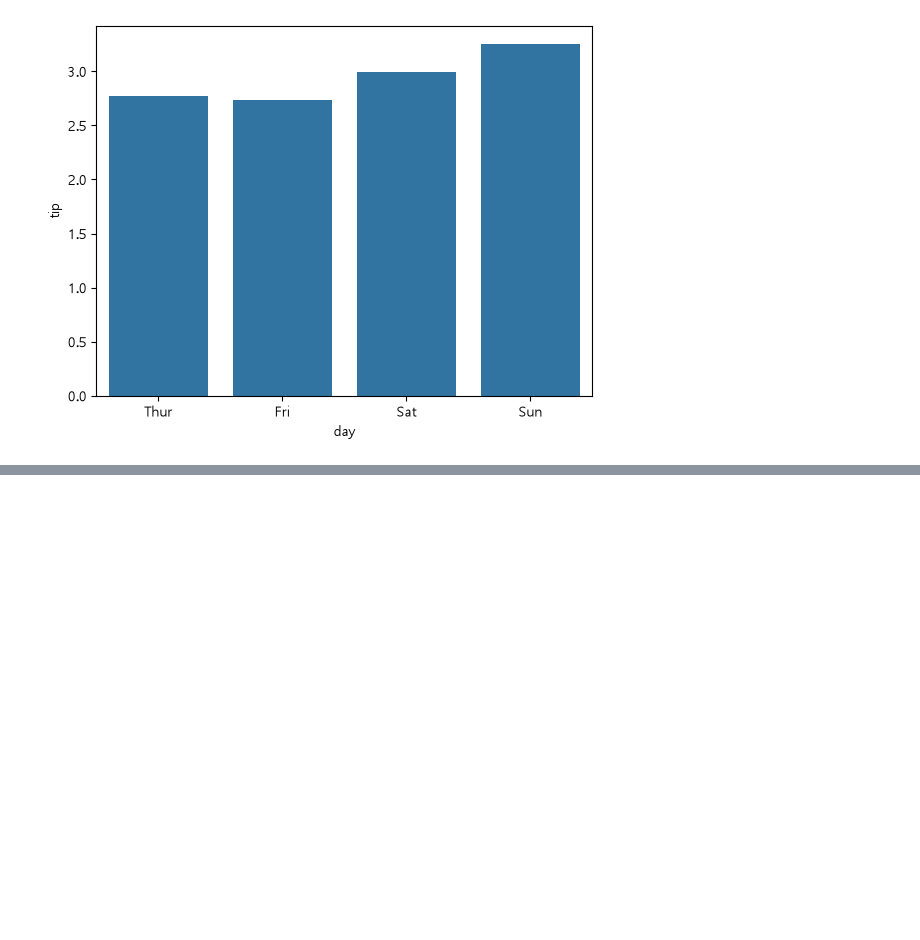
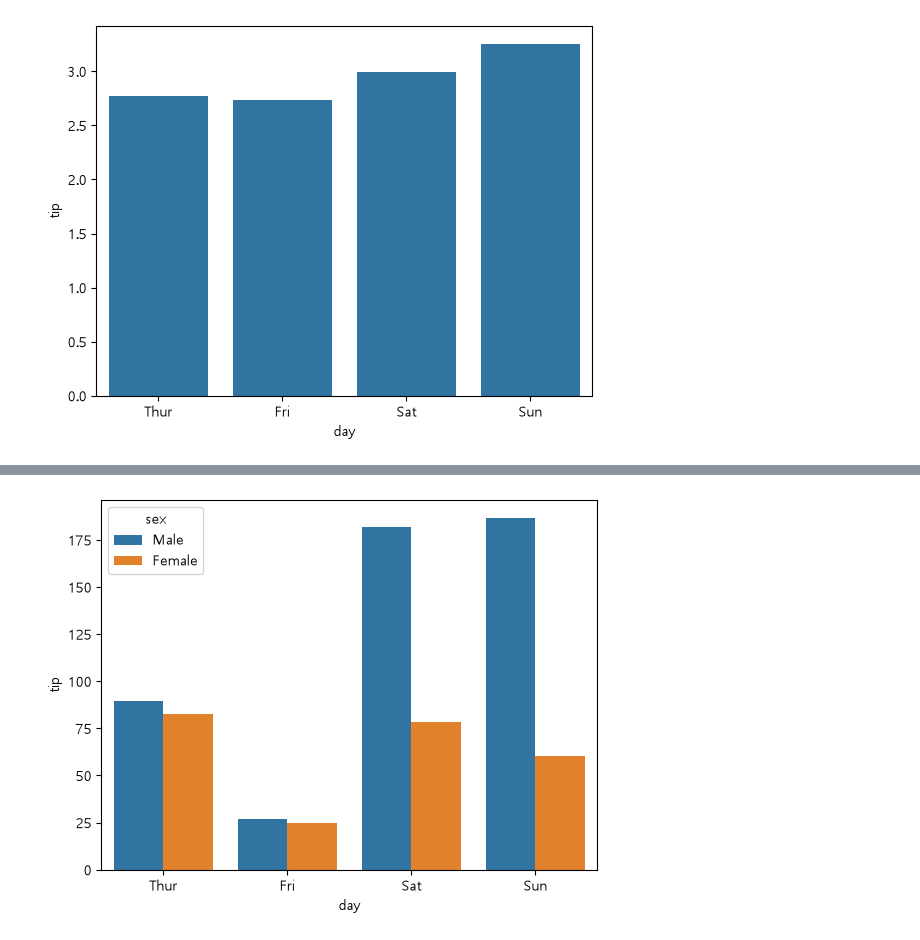
Before and after one commit to ChoongyeolKim/20260616, a Jupyter notebook: src/seaborn-exercise.ipynb, the cells around one changed output, grey strips where cells are left out. Saved outputs shown, nothing was run; the diff lists cells and outputs as text; code cells hidden in the pictures; blank space fills up the shorter version.

```diff
--- a/src/seaborn-exercise.ipynb
+++ b/src/seaborn-exercise.ipynb
@@ -38,0 +44,6 @@ plt.show()
+# %%
+sns.barplot(data=tips, x='day', y='tip', estimator='sum', errorbar=None,
+            hue='sex')
+plt.show()
+# %% [output]
+[figure, added]
```
Also changed, not shown: parts of 13 cells of this notebook.
